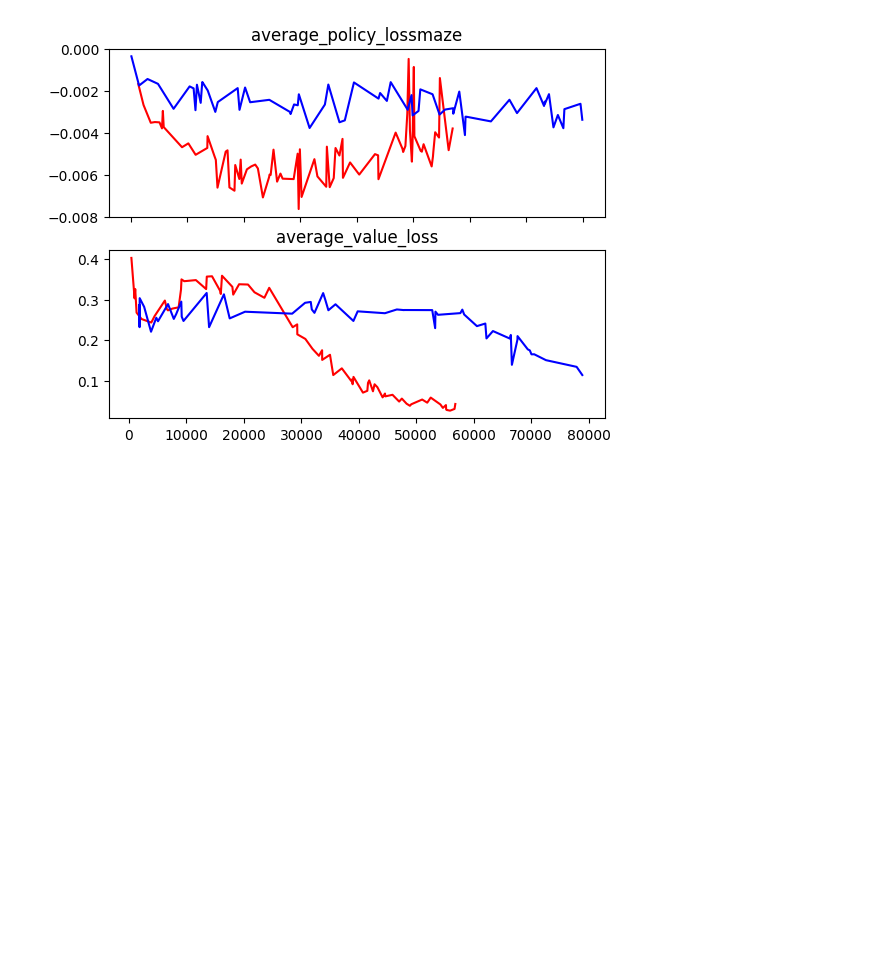
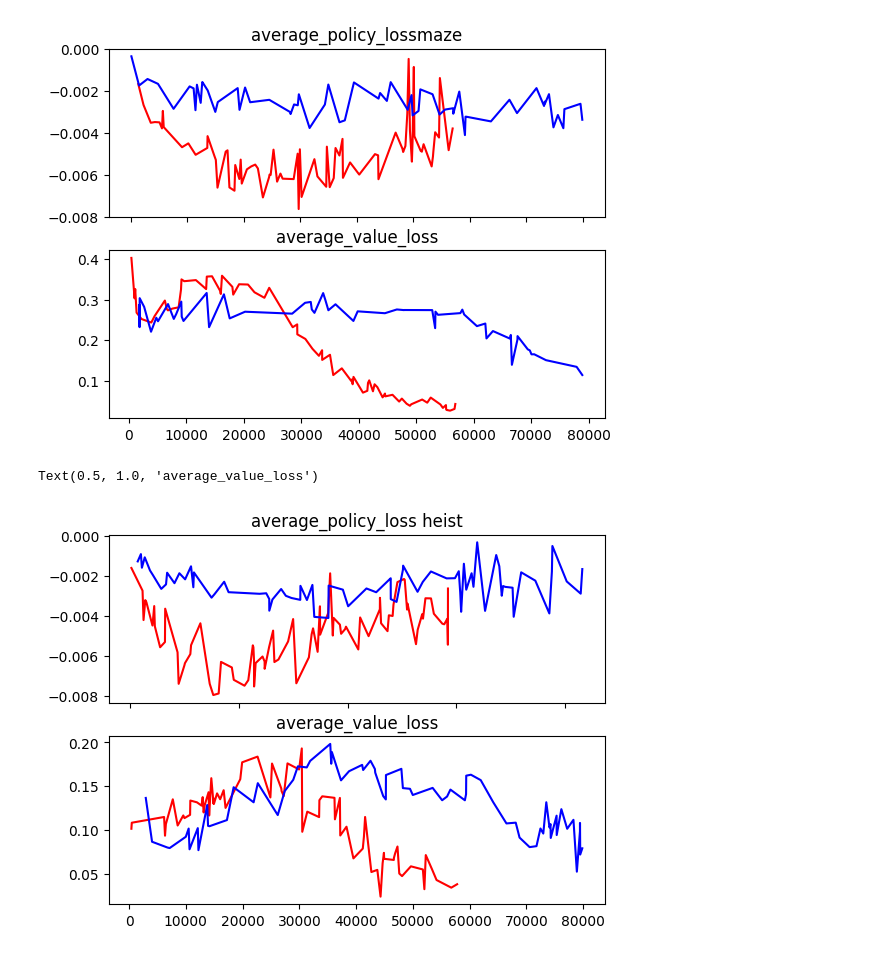
Before and after one commit to Narmeen07/RL_bilinear_experiments, a Jupyter notebook: bilinear_experiments/wandb_and_other_preloaded_data_figures.ipynb, the cells around one changed output. Cells and saved outputs as stored; diff of their text form; code cells hidden in the pictures; blank space fills up the shorter version.

Commit message:
working on figures

```diff
--- a/bilinear_experiments/wandb_and_other_preloaded_data_figures.ipynb
+++ b/bilinear_experiments/wandb_and_other_preloaded_data_figures.ipynb
@@ -91,3 +91,13 @@ ax[1].set_title(loss_cols[1])
 # %% [output]
 Text(0.5, 1.0, 'average_value_loss')
 [figure]
+# %%
+f, ax = plt.subplots(2,1)
+ax[0] = plot_wandb_comparison(bilinear_heist, relu_heist , loss_cols[0], ax=ax[0], steps_col='_step')
+ax[0].set_title(loss_cols[0] + ' heist')
+ax[0].set_xticklabels([])
+ax[1] = plot_wandb_comparison(bilinear_heist, relu_heist, loss_cols[1], ax=ax[1], steps_col='_step')
+ax[1].set_title(loss_cols[1])
+# %% [output]
+Text(0.5, 1.0, 'average_value_loss')
+[figure, added]
```
Also changed, not shown: parts of 4 cells of this notebook.
